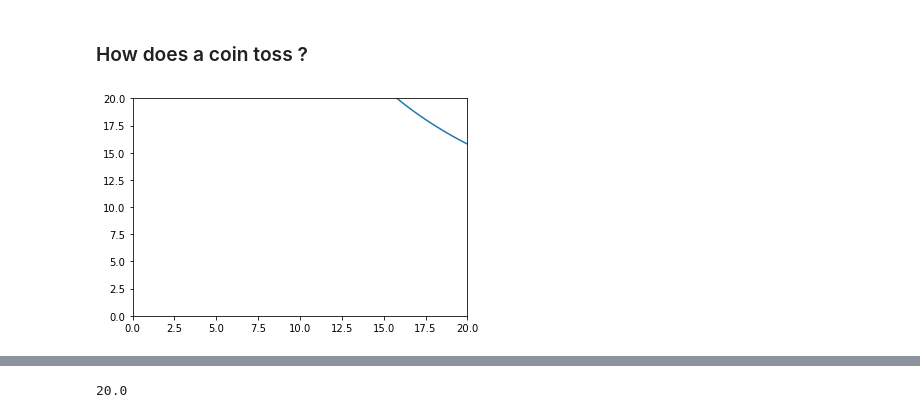
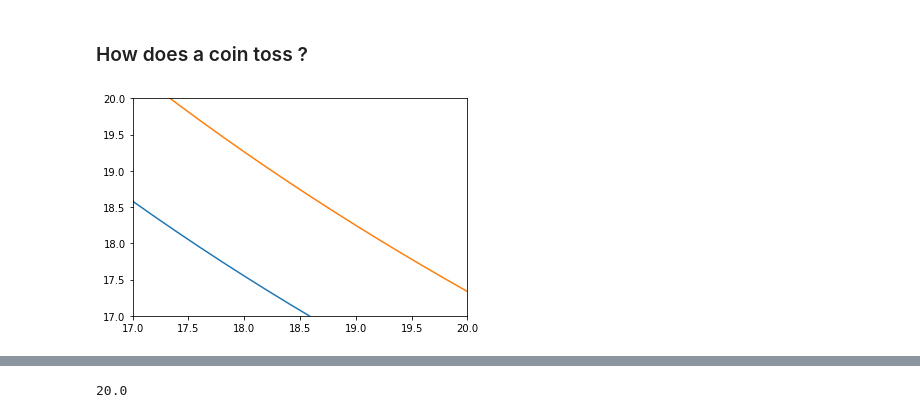
Before and after one commit to Dirivian/Jupyter_notebooks, a Jupyter notebook: Coin_toss.ipynb, the cells around one changed output, grey strips where cells are left out. Saved outputs shown, nothing was run; the diff lists cells and outputs as text; code cells hidden in the pictures.

```diff
--- a/Coin_toss.ipynb
+++ b/Coin_toss.ipynb
@@ -10,9 +11,10 @@ def w_relation(u,n):
 # %%
 u = np.linspace(0.1,100,1000)
 plt.plot(u,w_relation(u,10))
-
-plt.xlim(0,20)
-plt.ylim(0,20)
+plt.plot(u,w_relation(u,11))
+patches.Rectangle((19.25,19.25),1,1)
+plt.xlim(17,20)
+plt.ylim(17,20)
 plt.show()
 # %% [output]
-[figure, old version]
+[figure, new version]
```
Also changed, not shown: parts of 15 cells of this notebook.
